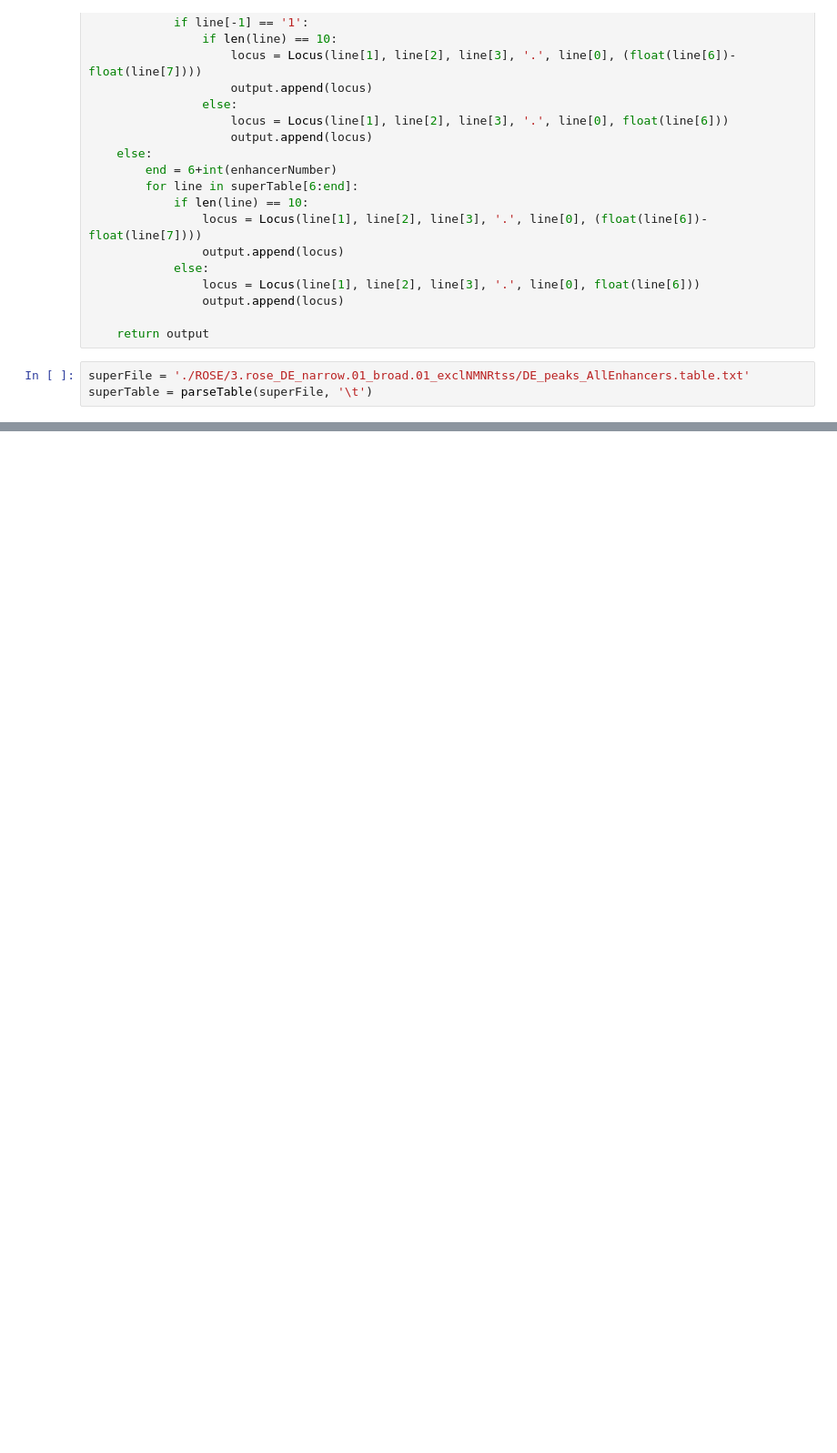
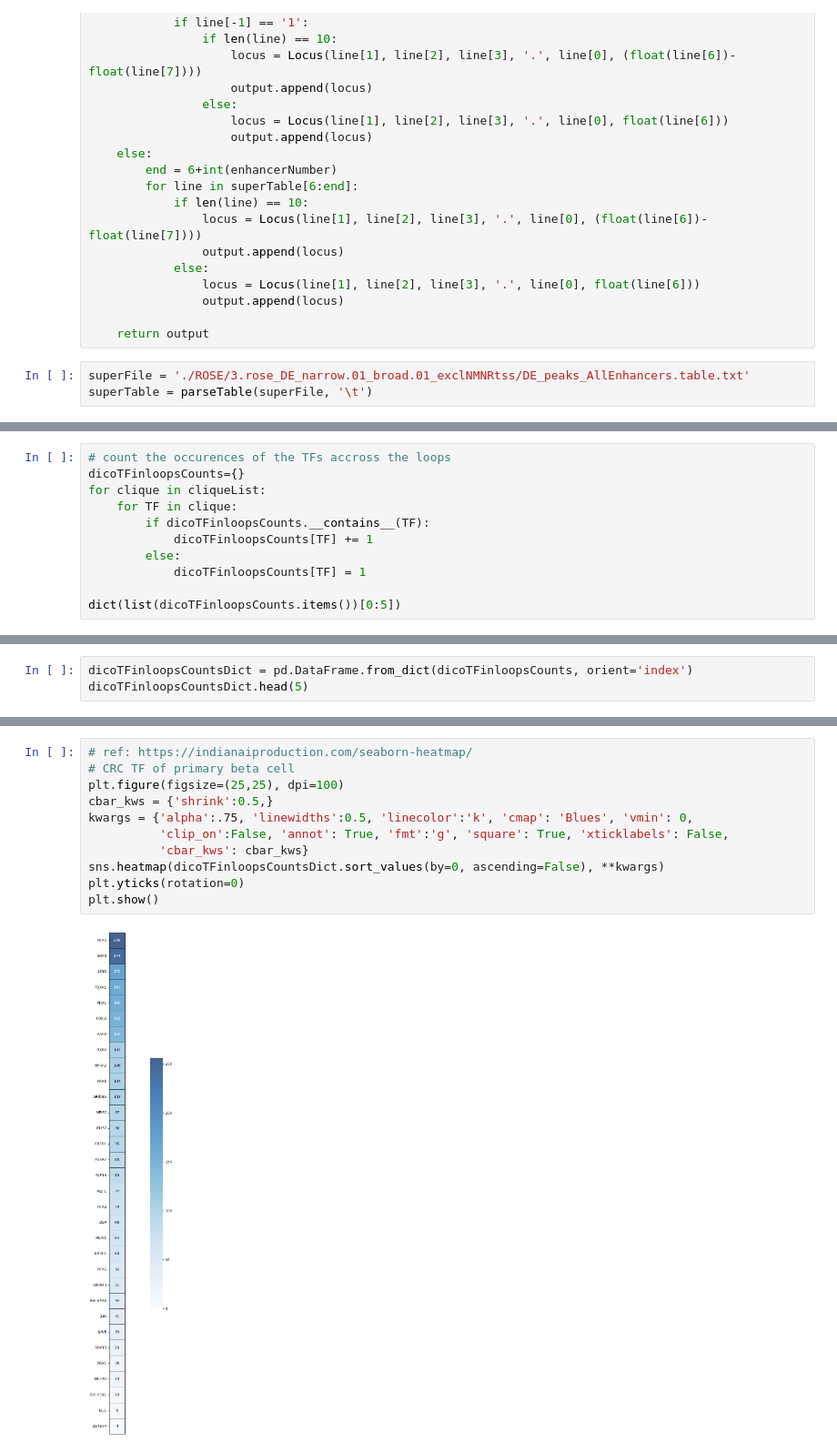
Before and after one commit to jieyi97/CRC-Construction, a Jupyter notebook: python_scripts.ipynb, the cells around one changed output, grey strips where cells are left out. Shown at 91% size. Drawn from its saved outputs; the diff is of its cells as text; blank space fills up the shorter version.

```diff
--- a/python_scripts.ipynb
+++ b/python_scripts.ipynb
@@ -725,0 +960,11 @@ for superEnh in superLoci:
+# %%
+# count the occurences of the TFs accross the loops
+dicoTFinloopsCounts={}
+for clique in cliqueList:
+    for TF in clique:
+        if dicoTFinloopsCounts.__contains__(TF):
+            dicoTFinloopsCounts[TF] += 1
+        else:
+            dicoTFinloopsCounts[TF] = 1
+
+dict(list(dicoTFinloopsCounts.items())[0:5])
@@ -725,0 +973,3 @@ for superEnh in superLoci:
+# %%
+dicoTFinloopsCountsDict = pd.DataFrame.from_dict(dicoTFinloopsCounts, orient='index')
+dicoTFinloopsCountsDict.head(5)
@@ -725,0 +1048,13 @@ for superEnh in superLoci:
+# %%
+# ref: https://indianaiproduction.com/seaborn-heatmap/
+# CRC TF of primary beta cell
+plt.figure(figsize=(25,25), dpi=100)
+cbar_kws = {'shrink':0.5,}
+kwargs = {'alpha':.75, 'linewidths':0.5, 'linecolor':'k', 'cmap': 'Blues', 'vmin': 0,
+          'clip_on':False, 'annot': True, 'fmt':'g', 'square': True, 'xticklabels': False,
+          'cbar_kws': cbar_kws}
+sns.heatmap(dicoTFinloopsCountsDict.sort_values(by=0, ascending=False), **kwargs)
+plt.yticks(rotation=0)
+plt.show()
+# %% [output]
+[figure, added]
```
Also changed, not shown: parts of 124 cells of this notebook, 3 other files.
